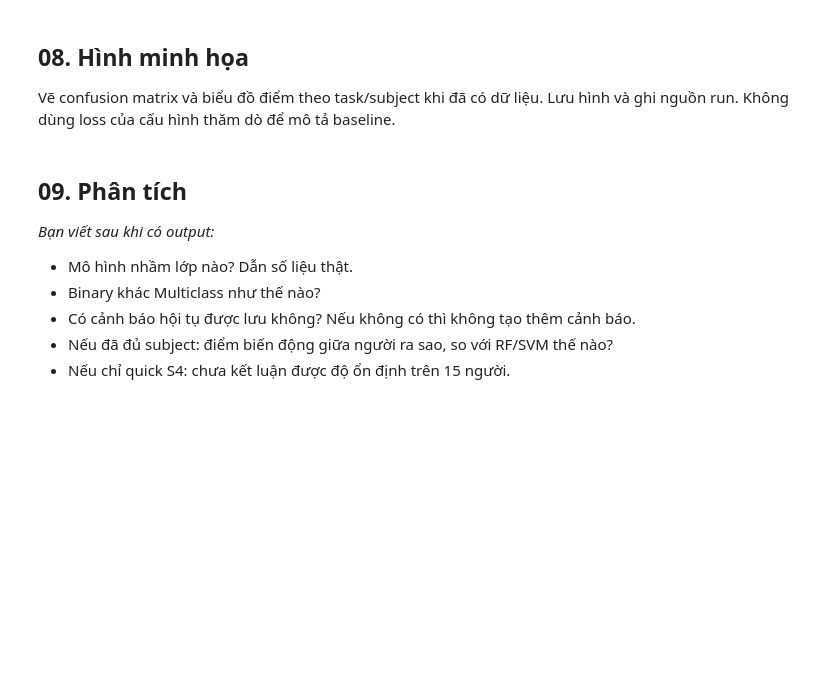
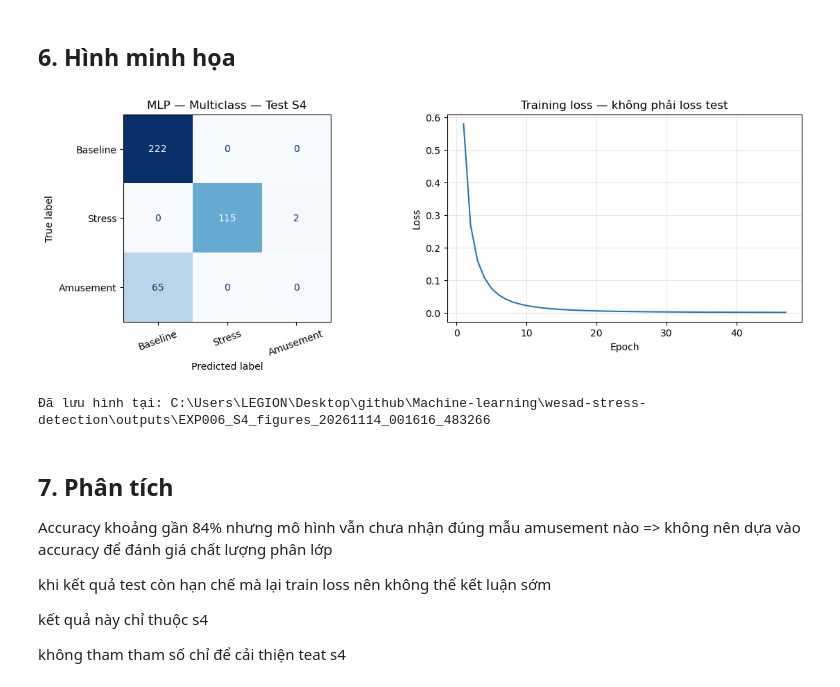
Before and after one commit to thaitran14072006/SGU26_Group09_Machine_Learning, a Jupyter notebook: wesad-stress-detection/notebooks/experiments/EXP006_MLP_baseline.ipynb, the cells around one changed output. Cells and saved outputs as stored; diff of their text form; code cells hidden in the pictures; blank space fills up the shorter version.

Commit message:
chạy thử MLP trên S4

```diff
--- a/wesad-stress-detection/notebooks/experiments/EXP006_MLP_baseline.ipynb
+++ b/wesad-stress-detection/notebooks/experiments/EXP006_MLP_baseline.ipynb
@@ -58,16 +429,52 @@ Chưa có kết quả thực thi trong notebook mới. Sau khi chạy, đọc b
 # %% [markdown]
-## 08. Hình minh họa
-
-Vẽ confusion matrix và biểu đồ điểm theo task/subject khi đã có dữ liệu. Lưu hình và ghi nguồn run. Không dùng loss của cấu hình thăm dò để mô tả baseline.
+## 6. Hình minh họa
 # %%
-# Vẽ từ kết quả thực tế sau khi hoàn thành phần 07.
+import matplotlib.pyplot as plt
+from sklearn.metrics import ConfusionMatrixDisplay
+from datetime import datetime
+
+model = debug_mlp.named_steps["model"]
+
+fig, axes = plt.subplots(
+    1, 2, figsize=(11, 4), layout="constrained"
+)
+
+ConfusionMatrixDisplay.from_predictions(
+    y_test, predicted,
+    labels=[1, 2, 3],
+    display_labels=["Baseline", "Stress", "Amusement"],
+    cmap="Blues", colorbar=False, ax=axes[0]
+)
+axes[0].set_title("MLP — Multiclass — Test S4")
+axes[0].tick_params(axis="x", labelrotation=20)
+
+loss = model.loss_curve_
+axes[1].plot(range(1, len(loss) + 1), loss)
+axes[1].set(
+    title="Training loss — không phải loss test",
+    xlabel="Epoch", ylabel="Loss"
+)
+axes[1].grid(alpha=0.3)
+
+FIG_DIR = ROOT / "outputs" / (
+    "EXP006_S4_figures_" + datetime.now().strftime("%Y%m%d_%H%M%S_%f")
+)
+FIG_DIR.mkdir(parents=True)
+fig.savefig(FIG_DIR / "confusion_matrix_and_loss.png", dpi=150)
+
+plt.show()
+print("Đã lưu hình tại:", FIG_DIR)
+# %% [output]
+[figure, added]
+Đã lưu hình tại: C:\Users\LEGION\Desktop\github\Machine-learning\wesad-stress-detection\outputs\EXP006_S4_figures_20261114_001616_483266
 # %% [markdown]
-## 09. Phân tích
+## 7. Phân tích
 
-*Bạn viết sau khi có output:*
-- Mô hình nhầm lớp nào? Dẫn số liệu thật.
-- Binary khác Multiclass như thế nào?
-- Có cảnh báo hội tụ được lưu không? Nếu không có thì không tạo thêm cảnh báo.
-- Nếu đã đủ subject: điểm biến động giữa người ra sao, so với RF/SVM thế nào?
-- Nếu chỉ quick S4: chưa kết luận được độ ổn định trên 15 người.
+Accuracy khoảng gần 84% nhưng mô hình vẫn chưa nhận đúng mẫu amusement nào => không nên dựa vào accuracy để đánh giá chất lượng phân lớp
+
+khi kết quả test còn hạn chế mà lại train loss nên không thể kết luận sớm
+
+kết quả này chỉ thuộc s4
+
+không tham tham số chỉ để cải thiện teat s4
 # %% [markdown]
```
Also changed, not shown: parts of 16 cells of this notebook.
